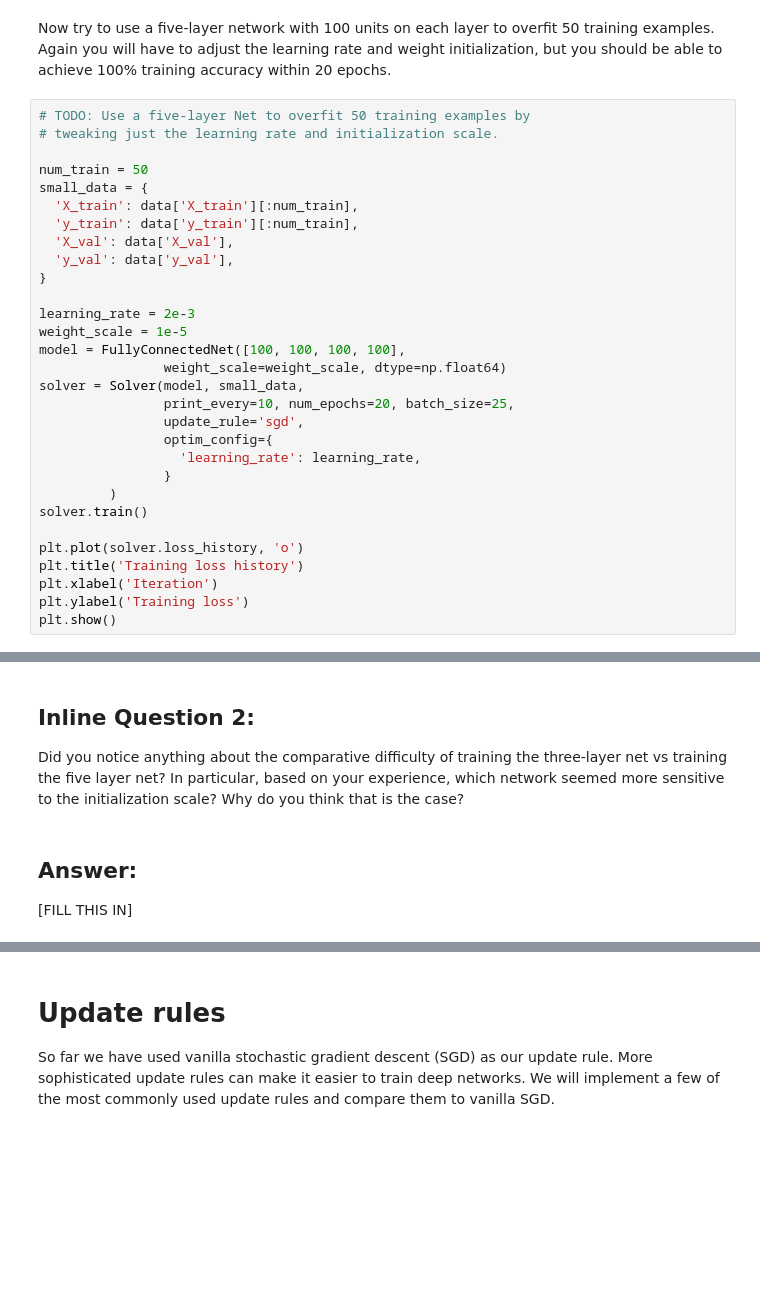
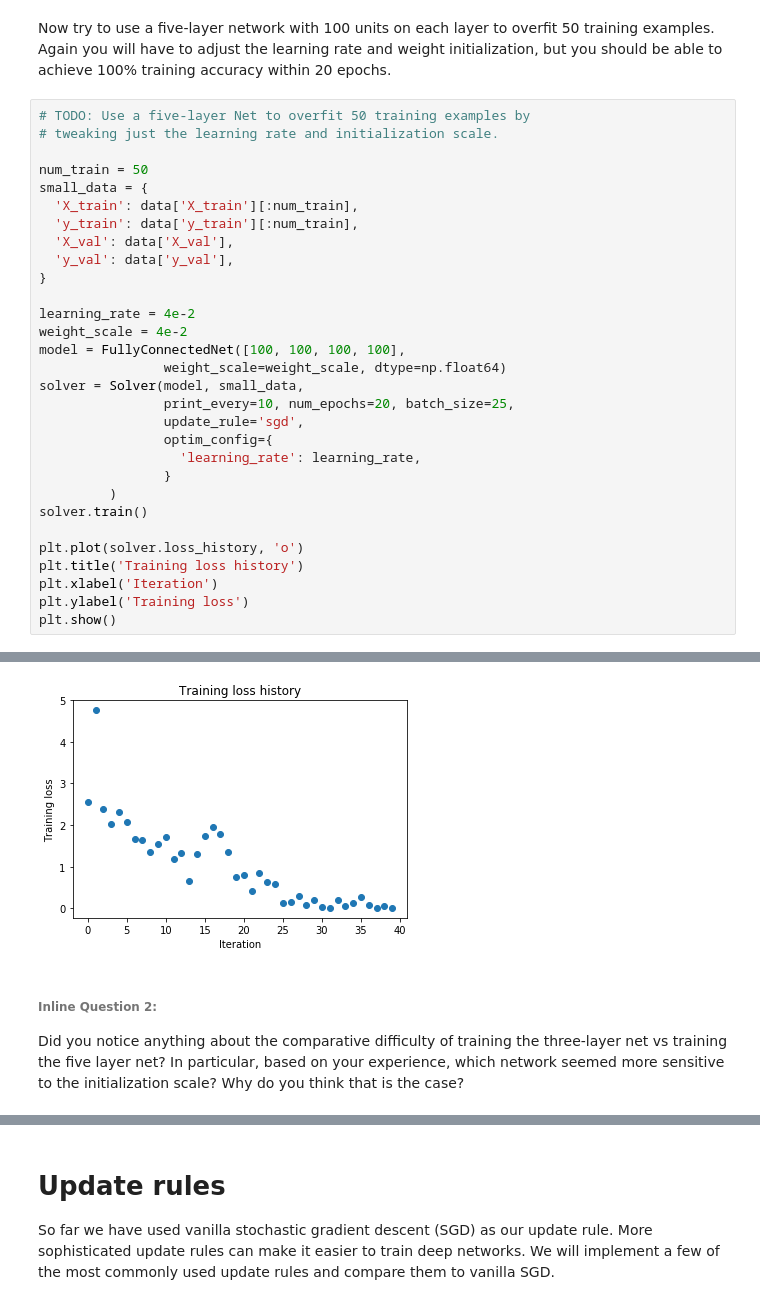
Before and after one commit to lxasqjc/Assignments_cs231, a Jupyter notebook: spring1718_assignment2_v2/FullyConnectedNets.ipynb, the cells around one changed output, grey strips where cells are left out. Drawn from its saved outputs; the diff is of its cells as text; blank space fills up the shorter version.

```diff
--- a/spring1718_assignment2_v2/FullyConnectedNets.ipynb
+++ b/spring1718_assignment2_v2/FullyConnectedNets.ipynb
@@ -465,8 +503,8 @@ small_data = {
   'y_val': data['y_val'],
 }
 
-learning_rate = 2e-3
-weight_scale = 1e-5
+learning_rate = 4e-2
+weight_scale = 4e-2
 model = FullyConnectedNet([100, 100, 100, 100],
                 weight_scale=weight_scale, dtype=np.float64)
 solver = Solver(model, small_data,
@@ -483,3 +521,4 @@ plt.title('Training loss history')
 plt.xlabel('Iteration')
 plt.ylabel('Training loss')
 plt.show()
+# %% [output]
@@ -486,6 +542,4 @@ plt.show()
+[figure, added]
 # %% [markdown]
-## Inline Question 2:
+###### Inline Question 2:
 Did you notice anything about the comparative difficulty of training the three-layer net vs training the five layer net? In particular, based on your experience, which network seemed more sensitive to the initialization scale? Why do you think that is the case?
-# %% [markdown]
-## Answer:
-[FILL THIS IN]
```
Also changed, not shown: parts of 5 cells of this notebook, 1 other file.
